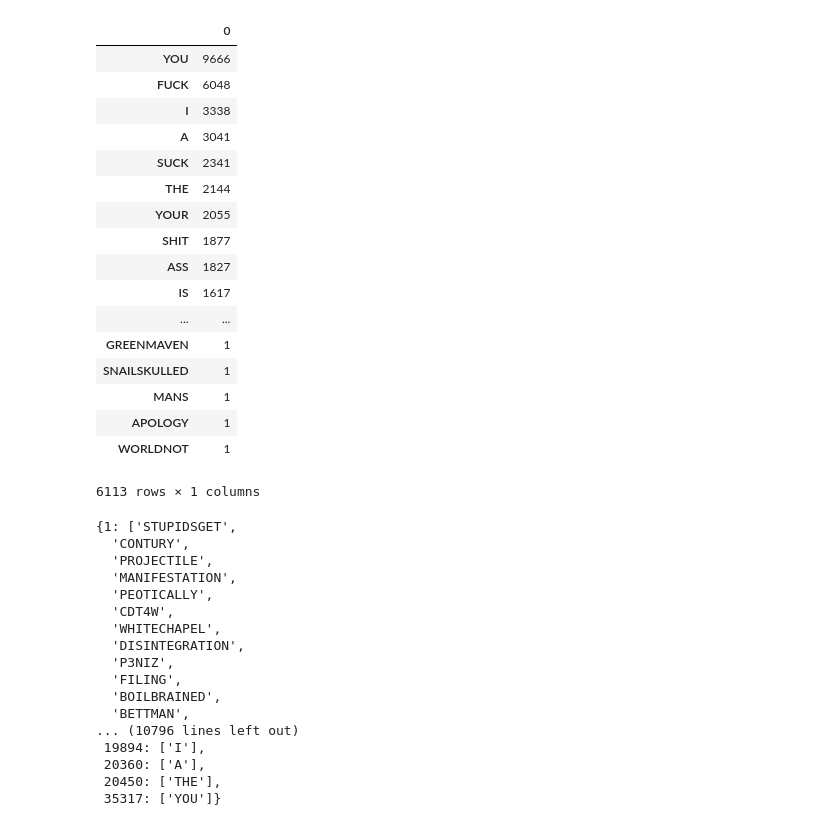
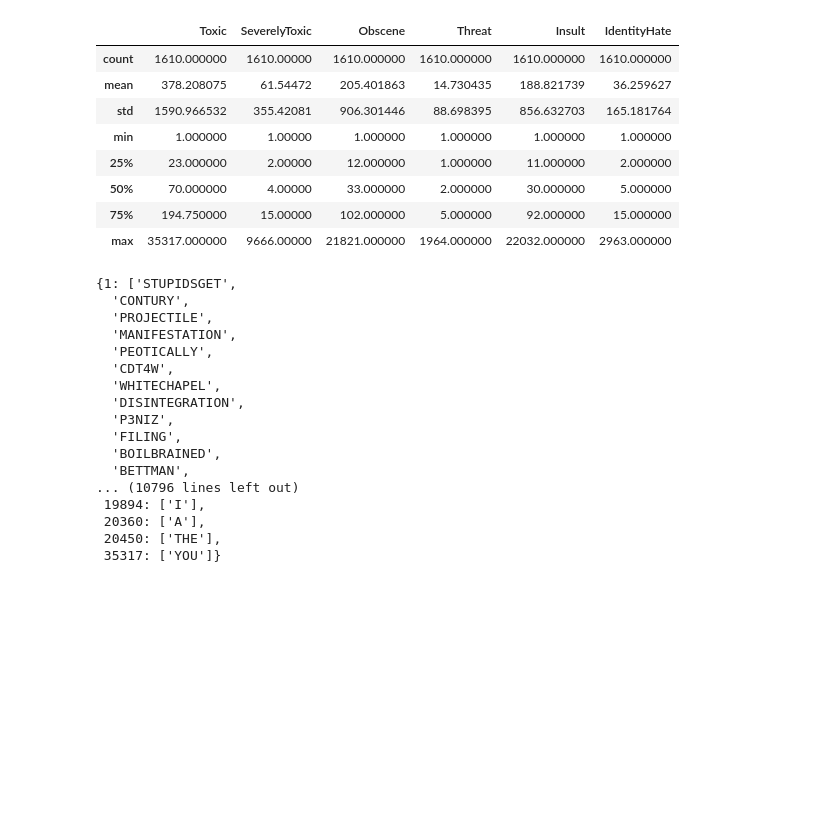
Before and after one commit to ashleyjiang28/toxic-comment, a Jupyter notebook: WordSubsetting.ipynb, the cells around one changed output. Saved outputs shown, nothing was run; the diff lists cells and outputs as text; code cells hidden in the pictures; blank space fills up the shorter version.

```diff
--- a/WordSubsetting.ipynb
+++ b/WordSubsetting.ipynb
@@ -125,31 +161,12 @@ data
-# %%
-di = dict()
-for comment in df["comment_text"]:
-    for word in comment.split():
-        word = rem_punct(str(word).upper())
-        if "HTTP" in word or word == "":
-            continue
-        if word in di:
-            di[word] += 1
-        else:
-            di[word] = 1
-pd.DataFrame.from_dict(di,'index').sort_values(0, ascending=False)
-# %% [output]
-|  | 0 |
-| YOU | 9666 |
-| FUCK | 6048 |
-| I | 3338 |
-| A | 3041 |
-| SUCK | 2341 |
-| THE | 2144 |
-| YOUR | 2055 |
-| SHIT | 1877 |
-| ASS | 1827 |
-| IS | 1617 |
-| ... | ... |
-| GREENMAVEN | 1 |
-| SNAILSKULLED | 1 |
-| MANS | 1 |
-| APOLOGY | 1 |
-| WORLDNOT | 1 |
-6113 rows × 1 columns
+# %%
+data.describe()
+# %% [output]
+|  | Toxic | SeverelyToxic | Obscene | Threat | Insult | IdentityHate |
+| count | 1610.000000 | 1610.00000 | 1610.000000 | 1610.000000 | 1610.000000 | 1610.000000 |
+| mean | 378.208075 | 61.54472 | 205.401863 | 14.730435 | 188.821739 | 36.259627 |
+| std | 1590.966532 | 355.42081 | 906.301446 | 88.698395 | 856.632703 | 165.181764 |
+| min | 1.000000 | 1.00000 | 1.000000 | 1.000000 | 1.000000 | 1.000000 |
+| 25% | 23.000000 | 2.00000 | 12.000000 | 1.000000 | 11.000000 | 2.000000 |
+| 50% | 70.000000 | 4.00000 | 33.000000 | 2.000000 | 30.000000 | 5.000000 |
+| 75% | 194.750000 | 15.00000 | 102.000000 | 5.000000 | 92.000000 | 15.000000 |
+| max | 35317.000000 | 9666.00000 | 21821.000000 | 1964.000000 | 22032.000000 | 2963.000000 |
```
Also changed, not shown: parts of 6 cells of this notebook, 1 other file.
